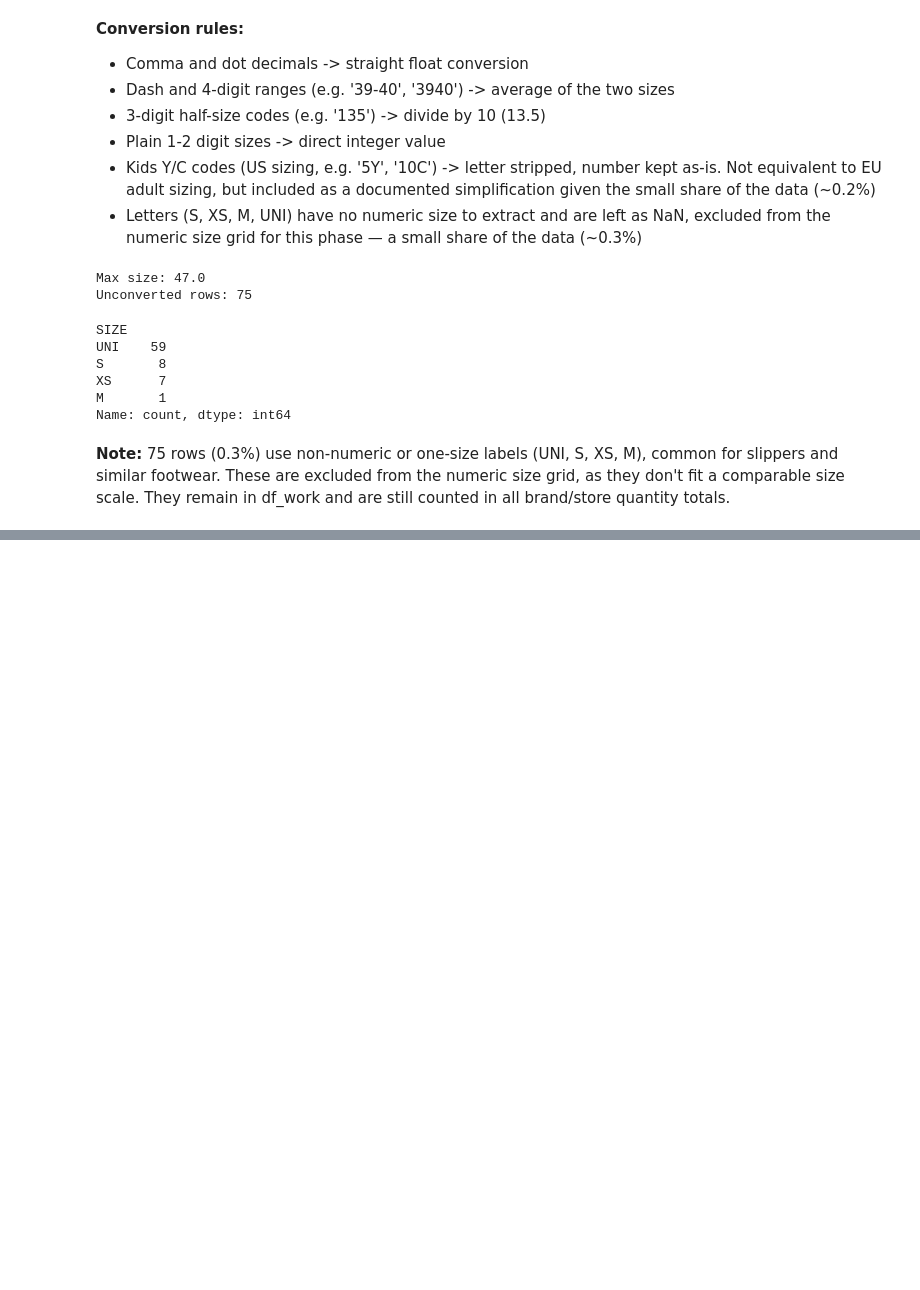
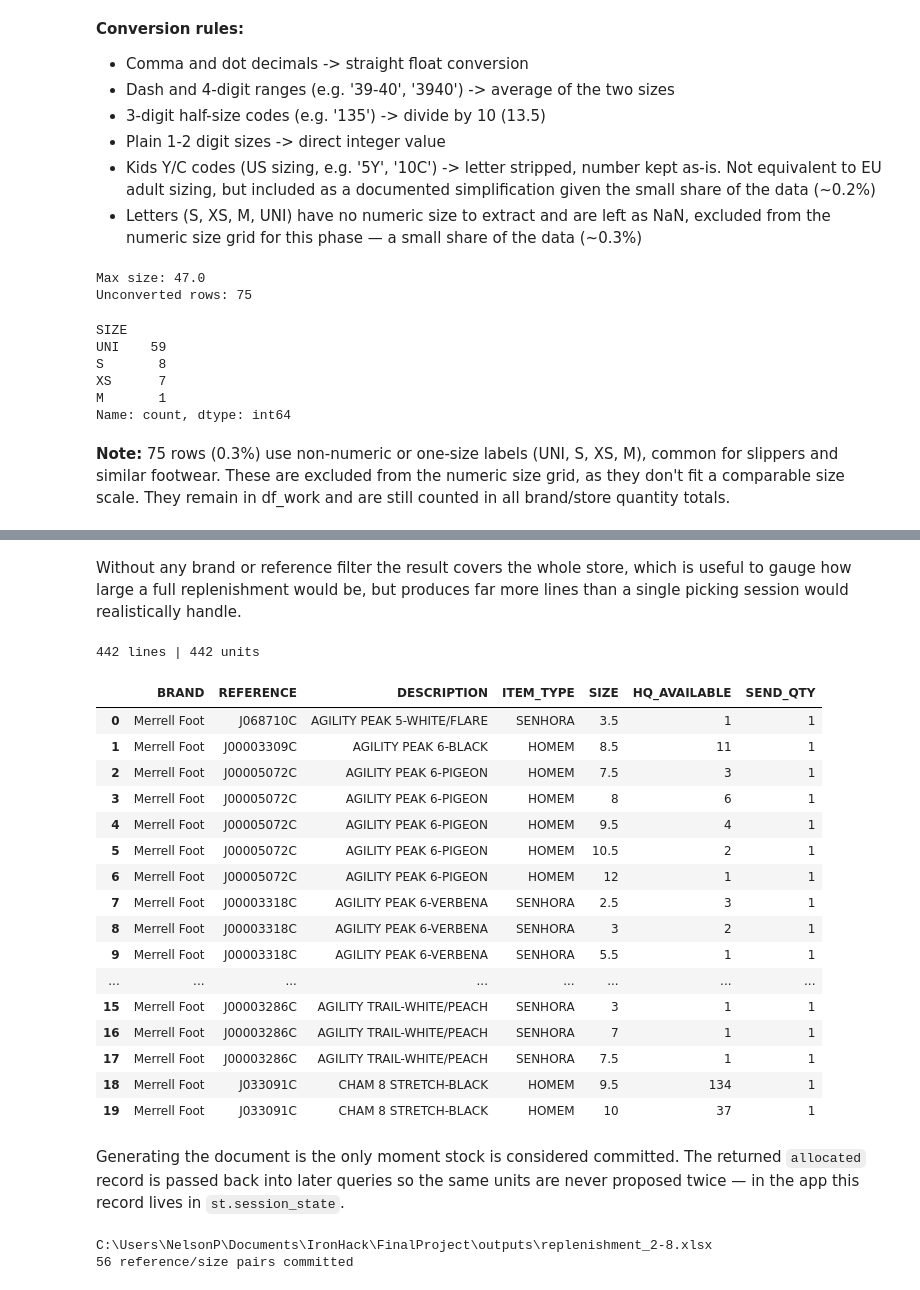
Before and after one commit to nelsonp55/stock-replenishment-assistant, a Jupyter notebook: notebooks/eda_final_project.ipynb, the cells around one changed output, grey strips where cells are left out. Cells and saved outputs as stored; diff of their text form; code cells hidden in the pictures; blank space fills up the shorter version.

```diff
--- a/notebooks/eda_final_project.ipynb
+++ b/notebooks/eda_final_project.ipynb
@@ -951,0 +808,41 @@ def find_model_by_type(reference_input=None, brand_input=None):
+# %% [markdown]
+Without any brand or reference filter the result covers the whole store, which
+is useful to gauge how large a full replenishment would be, but produces far
+more lines than a single picking session would realistically handle.
+# %%
+result = rp.find_replenishable_sizes(df_work, 'Loja Amoreiras', units_per_size=1)
+print(len(result), 'lines |', int(result['SEND_QTY'].sum()), 'units')
+result.head(20)
+# %% [output]
+442 lines | 442 units
+|  | BRAND | REFERENCE | DESCRIPTION | ITEM_TYPE | SIZE | HQ_AVAILABLE | SEND_QTY |
+| 0 | Merrell Foot | J068710C | AGILITY PEAK 5-WHITE/FLARE | SENHORA | 3.5 | 1 | 1 |
+| 1 | Merrell Foot | J00003309C | AGILITY PEAK 6-BLACK | HOMEM | 8.5 | 11 | 1 |
+| 2 | Merrell Foot | J00005072C | AGILITY PEAK 6-PIGEON | HOMEM | 7.5 | 3 | 1 |
+| 3 | Merrell Foot | J00005072C | AGILITY PEAK 6-PIGEON | HOMEM | 8 | 6 | 1 |
+| 4 | Merrell Foot | J00005072C | AGILITY PEAK 6-PIGEON | HOMEM | 9.5 | 4 | 1 |
+| 5 | Merrell Foot | J00005072C | AGILITY PEAK 6-PIGEON | HOMEM | 10.5 | 2 | 1 |
+| 6 | Merrell Foot | J00005072C | AGILITY PEAK 6-PIGEON | HOMEM | 12 | 1 | 1 |
+| 7 | Merrell Foot | J00003318C | AGILITY PEAK 6-VERBENA | SENHORA | 2.5 | 3 | 1 |
+| 8 | Merrell Foot | J00003318C | AGILITY PEAK 6-VERBENA | SENHORA | 3 | 2 | 1 |
+| 9 | Merrell Foot | J00003318C | AGILITY PEAK 6-VERBENA | SENHORA | 5.5 | 1 | 1 |
+| ... | ... | ... | ... | ... | ... | ... | ... |
+| 15 | Merrell Foot | J00003286C | AGILITY TRAIL-WHITE/PEACH | SENHORA | 3 | 1 | 1 |
+| 16 | Merrell Foot | J00003286C | AGILITY TRAIL-WHITE/PEACH | SENHORA | 7 | 1 | 1 |
+| 17 | Merrell Foot | J00003286C | AGILITY TRAIL-WHITE/PEACH | SENHORA | 7.5 | 1 | 1 |
+| 18 | Merrell Foot | J033091C | CHAM 8 STRETCH-BLACK | HOMEM | 9.5 | 134 | 1 |
+| 19 | Merrell Foot | J033091C | CHAM 8 STRETCH-BLACK | HOMEM | 10 | 37 | 1 |
+# %% [markdown]
+Generating the document is the only moment stock is considered committed. The
+returned `allocated` record is passed back into later queries so the same units
+are never proposed twice — in the app this record lives in `st.session_state`.
+# %%
+filename, allocated = rp.generate_replenishment_document(
+    df_work, 'Loja Amoreiras', brand_input='Nike', units_per_size=1
+)
+
+print(filename)
+print(f'{len(allocated)} reference/size pairs committed')
+# %% [output]
+C:\Users\NelsonP\Documents\IronHack\FinalProject\outputs\replenishment_2-8.xlsx
+56 reference/size pairs committed
```
Also changed, not shown: parts of 24 cells of this notebook, 1 other file.
